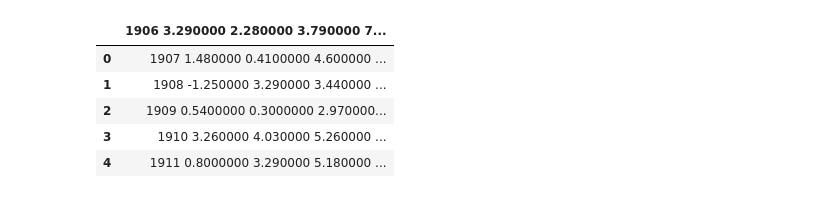
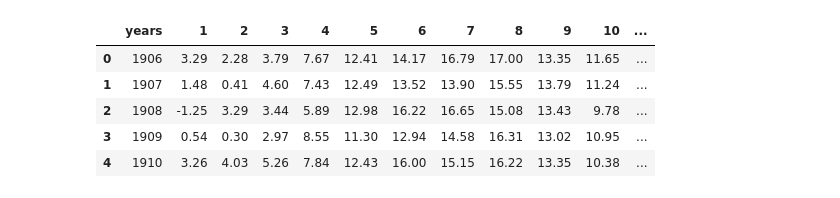
Before and after one commit to alisaikry/MusiciansTouchingGrass, a Jupyter notebook: notebook.ipynb, the cells around one changed output. Drawn from its saved outputs; the diff is of its cells as text; code cells hidden in the pictures.

```diff
--- a/notebook.ipynb
+++ b/notebook.ipynb
@@ -4,11 +6,11 @@ import numpy as np
 # %%
-test_data = pd.read_csv("temp_data.csv")
+df = pd.read_csv("temp_data.csv", skiprows=7, names=['years', 1,2,3,4,5,6,7,8,9,10,11,12])
 # %%
-test_data.head()
+df.head()
 # %% [output]
-|  | 1906 3.290000 2.280000 3.790000 7... |
-| 0 | 1907 1.480000 0.4100000 4.600000 ... |
-| 1 | 1908 -1.250000 3.290000 3.440000 ... |
-| 2 | 1909 0.5400000 0.3000000 2.970000... |
-| 3 | 1910 3.260000 4.030000 5.260000 ... |
-| 4 | 1911 0.8000000 3.290000 5.180000 ... |
+|  | years | 1 | 2 | 3 | 4 | 5 | 6 | 7 | 8 | 9 | 10 | ... |
+| 0 | 1906 | 3.29 | 2.28 | 3.79 | 7.67 | 12.41 | 14.17 | 16.79 | 17.00 | 13.35 | 11.65 | ... |
+| 1 | 1907 | 1.48 | 0.41 | 4.60 | 7.43 | 12.49 | 13.52 | 13.90 | 15.55 | 13.79 | 11.24 | ... |
+| 2 | 1908 | -1.25 | 3.29 | 3.44 | 5.89 | 12.98 | 16.22 | 16.65 | 15.08 | 13.43 | 9.78 | ... |
+| 3 | 1909 | 0.54 | 0.30 | 2.97 | 8.55 | 11.30 | 12.94 | 14.58 | 16.31 | 13.02 | 10.95 | ... |
+| 4 | 1910 | 3.26 | 4.03 | 5.26 | 7.84 | 12.43 | 16.00 | 15.15 | 16.22 | 13.35 | 10.38 | ... |
```
Also changed, not shown: parts of 5 cells of this notebook, 2 other files.
